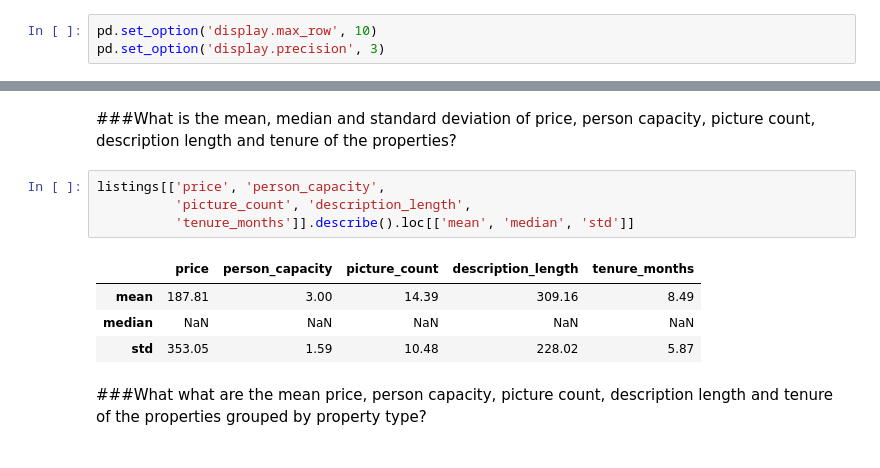
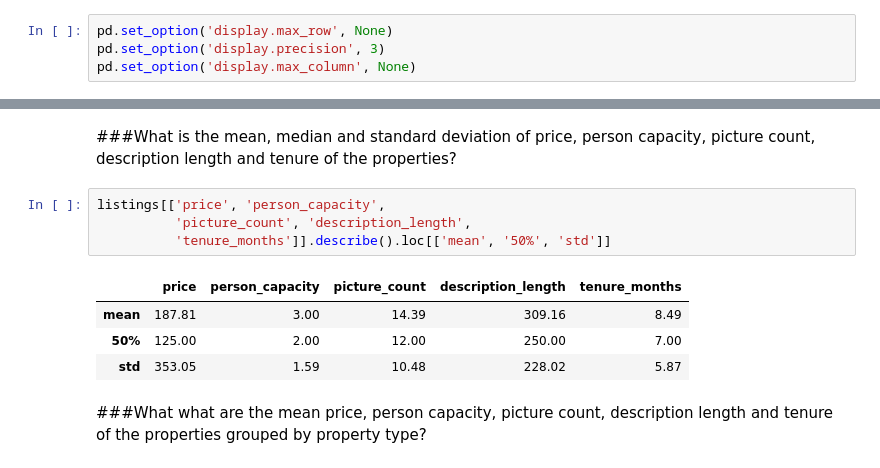
Before and after one commit to dav1dfeldman/DAT_SF_11, a Jupyter notebook: homeworks/hw1/hw1_soln-Copy.ipynb, the cells around one changed output, grey strips where cells are left out. Saved outputs shown, nothing was run; the diff lists cells and outputs as text.

```diff
--- a/homeworks/hw1/hw1_soln-Copy.ipynb
+++ b/homeworks/hw1/hw1_soln-Copy.ipynb
@@ -8,5 +8,6 @@ import seaborn as sns
 import matplotlib.pyplot as plt
 %matplotlib inline
 # %%
-pd.set_option('display.max_row', 10)
+pd.set_option('display.max_row', None)
 pd.set_option('display.precision', 3)
+pd.set_option('display.max_column', None)
@@ -34,11 +33,11 @@ merged = listings.merge(bookings, on = 'prop_id')
 # %%
 listings[['price', 'person_capacity',
           'picture_count', 'description_length',
-          'tenure_months']].describe().loc[['mean', 'median', 'std']]
+          'tenure_months']].describe().loc[['mean', '50%', 'std']]
 # %% [output]
 |  | price | person_capacity | picture_count | description_length | tenure_months |
 | mean | 187.81 | 3.00 | 14.39 | 309.16 | 8.49 |
-| median | NaN | NaN | NaN | NaN | NaN |
+| 50% | 125.00 | 2.00 | 12.00 | 250.00 | 7.00 |
 | std | 353.05 | 1.59 | 10.48 | 228.02 | 5.87 |
 # %% [markdown]
 ###What what are the mean price, person capacity, picture count, description length and tenure of the properties grouped by property type?
```
Also changed, not shown: parts of 41 cells of this notebook, 8 other files.
